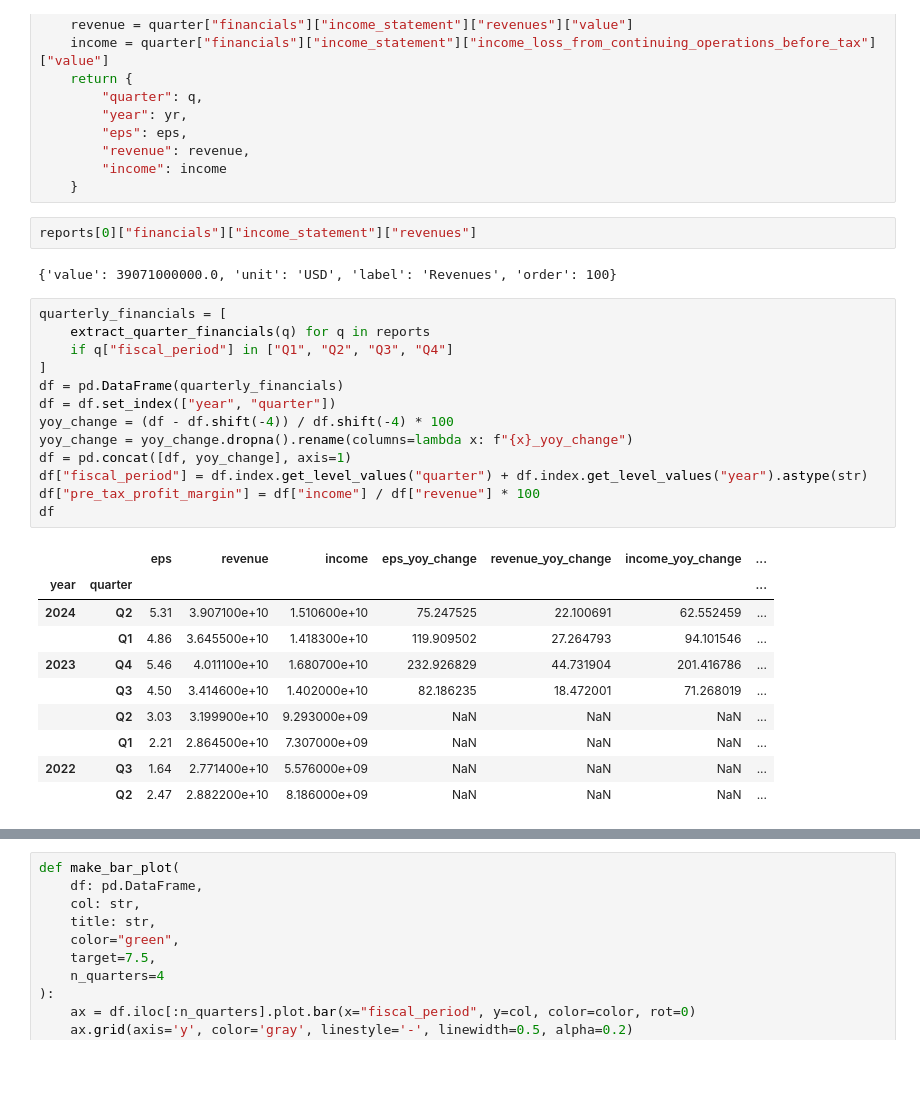
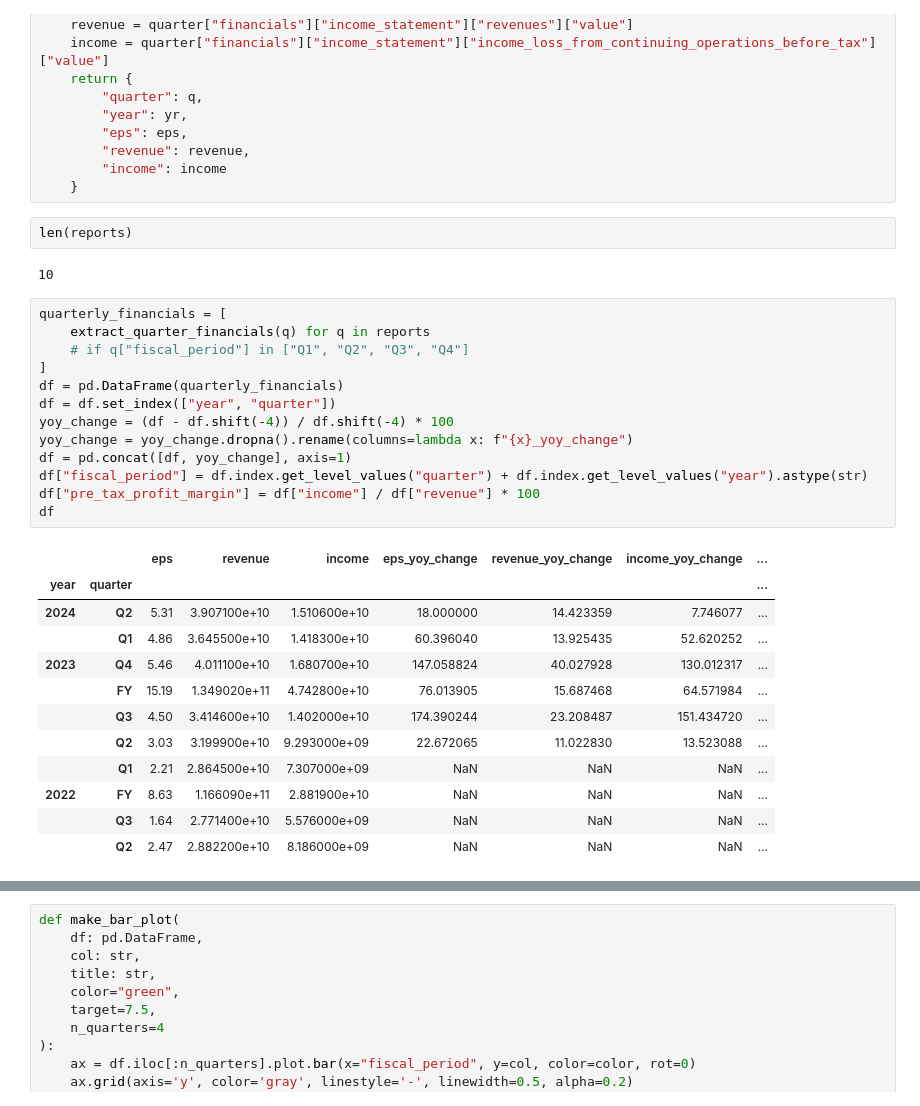
Before and after one commit to marcosfelt/stock-report, a Jupyter notebook: report.ipynb, the cells around one changed output, grey strips where cells are left out. Saved outputs shown, nothing was run; the diff lists cells and outputs as text; blank space fills up the shorter version.

```diff
--- a/report.ipynb
+++ b/report.ipynb
@@ -43,31 +43,33 @@ def extract_quarter_financials(quarter: dict):
         "revenue": revenue,
         "income": income
     }
-# %%
-reports[0]["financials"]["income_statement"]["revenues"]
-# %% [output]
-{'value': 39071000000.0, 'unit': 'USD', 'label': 'Revenues', 'order': 100}
+# %%
+len(reports)
+# %% [output]
+10
 # %%
 quarterly_financials = [
     extract_quarter_financials(q) for q in reports
-    if q["fiscal_period"] in ["Q1", "Q2", "Q3", "Q4"]
+    # if q["fiscal_period"] in ["Q1", "Q2", "Q3", "Q4"]
 ]
 df = pd.DataFrame(quarterly_financials)
 df = df.set_index(["year", "quarter"])
 yoy_change = (df - df.shift(-4)) / df.shift(-4) * 100
 yoy_change = yoy_change.dropna().rename(columns=lambda x: f"{x}_yoy_change")
 df = pd.concat([df, yoy_change], axis=1)
 df["fiscal_period"] = df.index.get_level_values("quarter") + df.index.get_level_values("year").astype(str)
 df["pre_tax_profit_margin"] = df["income"] / df["revenue"] * 100
 df
 # %% [output]
 |  |  | eps | revenue | income | eps_yoy_change | revenue_yoy_change | income_yoy_change | ... |
 | year | quarter |  |  |  |  |  |  | ... |
-| 2024 | Q2 | 5.31 | 3.907100e+10 | 1.510600e+10 | 75.247525 | 22.100691 | 62.552459 | ... |
-|  | Q1 | 4.86 | 3.645500e+10 | 1.418300e+10 | 119.909502 | 27.264793 | 94.101546 | ... |
-| 2023 | Q4 | 5.46 | 4.011100e+10 | 1.680700e+10 | 232.926829 | 44.731904 | 201.416786 | ... |
-|  | Q3 | 4.50 | 3.414600e+10 | 1.402000e+10 | 82.186235 | 18.472001 | 71.268019 | ... |
-|  | Q2 | 3.03 | 3.199900e+10 | 9.293000e+09 | NaN | NaN | NaN | ... |
+| 2024 | Q2 | 5.31 | 3.907100e+10 | 1.510600e+10 | 18.000000 | 14.423359 | 7.746077 | ... |
+|  | Q1 | 4.86 | 3.645500e+10 | 1.418300e+10 | 60.396040 | 13.925435 | 52.620252 | ... |
+| 2023 | Q4 | 5.46 | 4.011100e+10 | 1.680700e+10 | 147.058824 | 40.027928 | 130.012317 | ... |
+|  | FY | 15.19 | 1.349020e+11 | 4.742800e+10 | 76.013905 | 15.687468 | 64.571984 | ... |
+|  | Q3 | 4.50 | 3.414600e+10 | 1.402000e+10 | 174.390244 | 23.208487 | 151.434720 | ... |
+|  | Q2 | 3.03 | 3.199900e+10 | 9.293000e+09 | 22.672065 | 11.022830 | 13.523088 | ... |
 |  | Q1 | 2.21 | 2.864500e+10 | 7.307000e+09 | NaN | NaN | NaN | ... |
-| 2022 | Q3 | 1.64 | 2.771400e+10 | 5.576000e+09 | NaN | NaN | NaN | ... |
+| 2022 | FY | 8.63 | 1.166090e+11 | 2.881900e+10 | NaN | NaN | NaN | ... |
+|  | Q3 | 1.64 | 2.771400e+10 | 5.576000e+09 | NaN | NaN | NaN | ... |
 |  | Q2 | 2.47 | 2.882200e+10 | 8.186000e+09 | NaN | NaN | NaN | ... |
```
Also changed, not shown: parts of 2 cells of this notebook, 1 other file.
